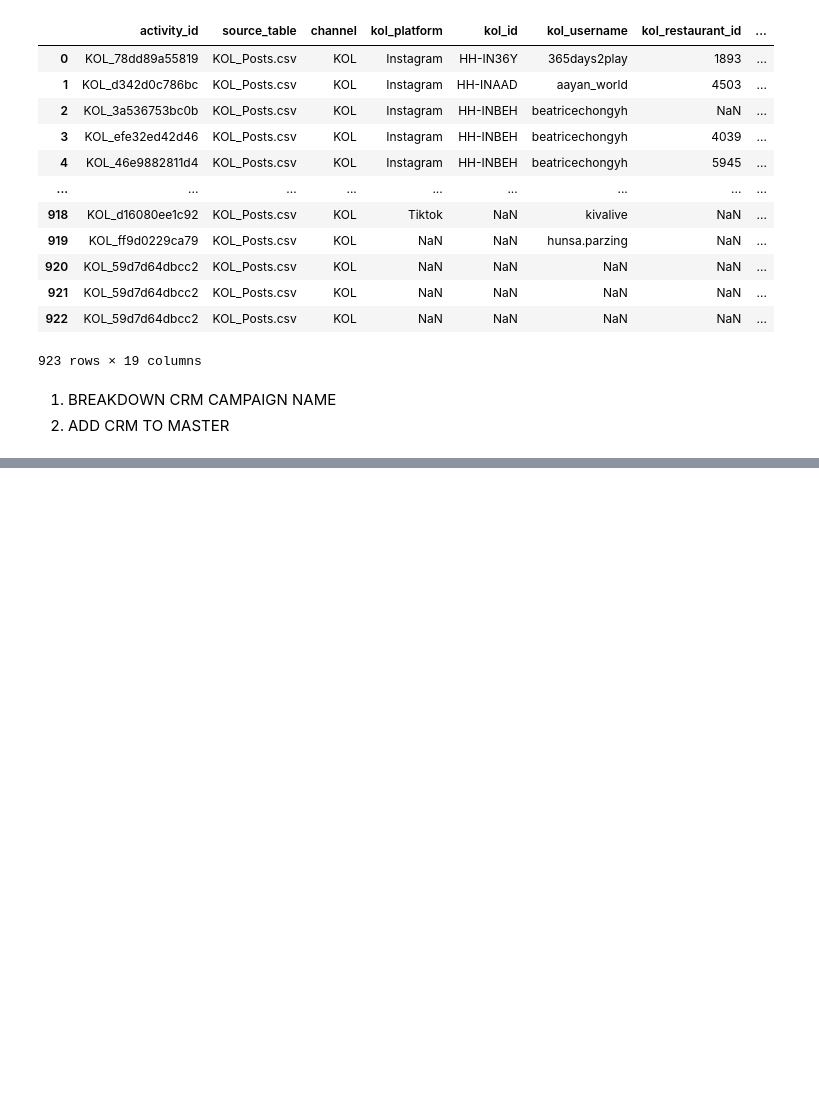
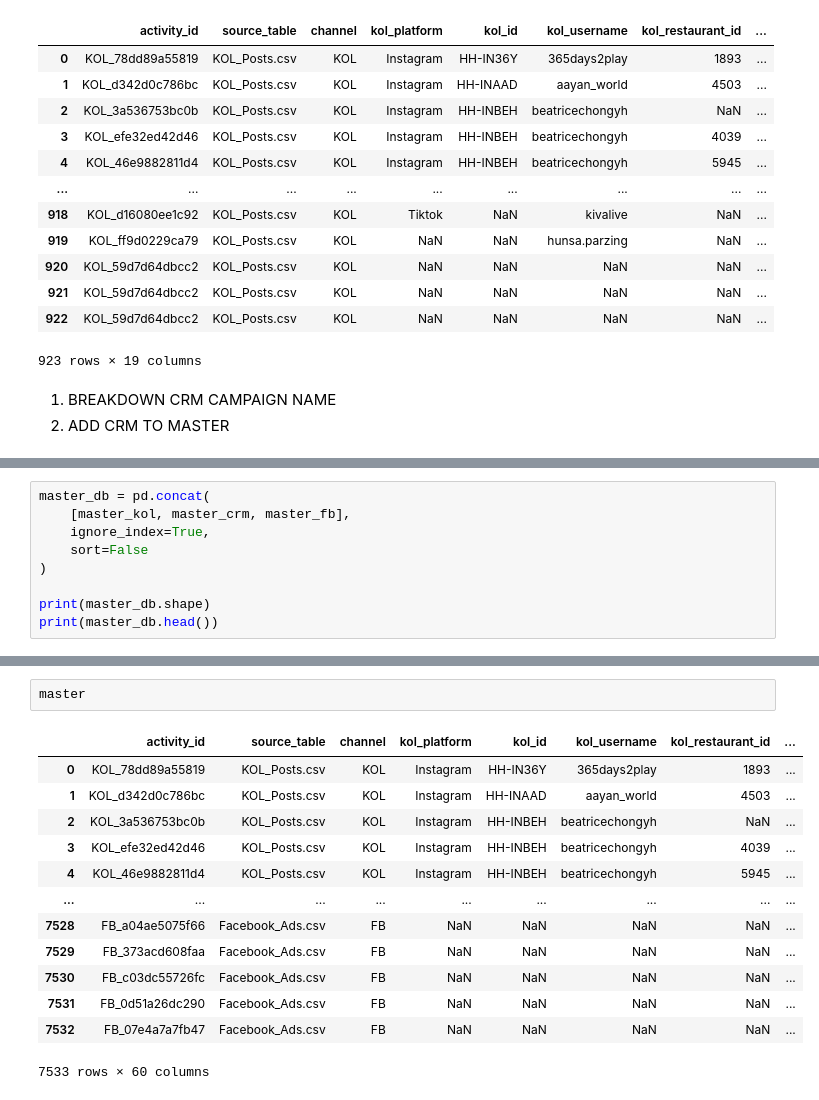
Before and after one commit to liyunling2/OPE, a Jupyter notebook: _3_marketing/aggregation.ipynb, the cells around one changed output, grey strips where cells are left out. Drawn from its saved outputs; the diff is of its cells as text; blank space fills up the shorter version.

```diff
--- a/_3_marketing/aggregation.ipynb
+++ b/_3_marketing/aggregation.ipynb
@@ -315,0 +483,9 @@ master_crm
+# %%
+master_db = pd.concat(
+    [master_kol, master_crm, master_fb],
+    ignore_index=True,
+    sort=False
+)
+
+print(master_db.shape)
+print(master_db.head())
@@ -315,0 +566,16 @@ master_crm
+# %%
+master
+# %% [output]
+|  | activity_id | source_table | channel | kol_platform | kol_id | kol_username | kol_restaurant_id | ... |
+| 0 | KOL_78dd89a55819 | KOL_Posts.csv | KOL | Instagram | HH-IN36Y | 365days2play | 1893 | ... |
+| 1 | KOL_d342d0c786bc | KOL_Posts.csv | KOL | Instagram | HH-INAAD | aayan_world | 4503 | ... |
+| 2 | KOL_3a536753bc0b | KOL_Posts.csv | KOL | Instagram | HH-INBEH | beatricechongyh | NaN | ... |
+| 3 | KOL_efe32ed42d46 | KOL_Posts.csv | KOL | Instagram | HH-INBEH | beatricechongyh | 4039 | ... |
+| 4 | KOL_46e9882811d4 | KOL_Posts.csv | KOL | Instagram | HH-INBEH | beatricechongyh | 5945 | ... |
+| ... | ... | ... | ... | ... | ... | ... | ... | ... |
+| 7528 | FB_a04ae5075f66 | Facebook_Ads.csv | FB | NaN | NaN | NaN | NaN | ... |
+| 7529 | FB_373acd608faa | Facebook_Ads.csv | FB | NaN | NaN | NaN | NaN | ... |
+| 7530 | FB_c03dc55726fc | Facebook_Ads.csv | FB | NaN | NaN | NaN | NaN | ... |
+| 7531 | FB_0d51a26dc290 | Facebook_Ads.csv | FB | NaN | NaN | NaN | NaN | ... |
+| 7532 | FB_07e4a7a7fb47 | Facebook_Ads.csv | FB | NaN | NaN | NaN | NaN | ... |
+7533 rows × 60 columns
```
Also changed, not shown: parts of 7 cells of this notebook, 6 other files.
